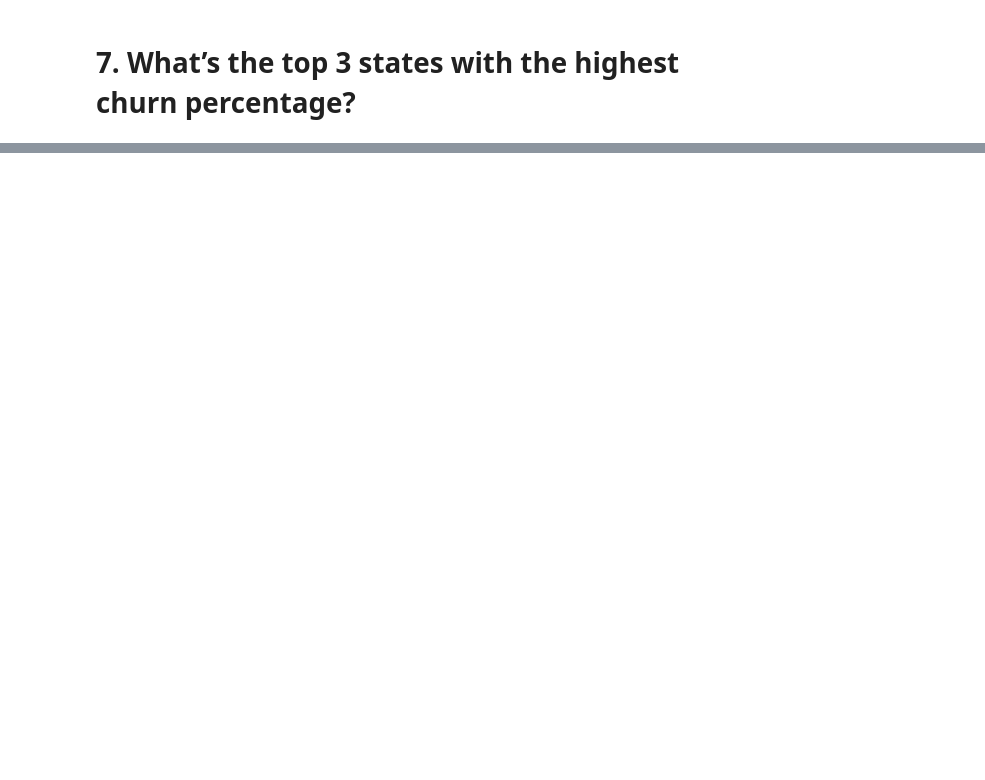
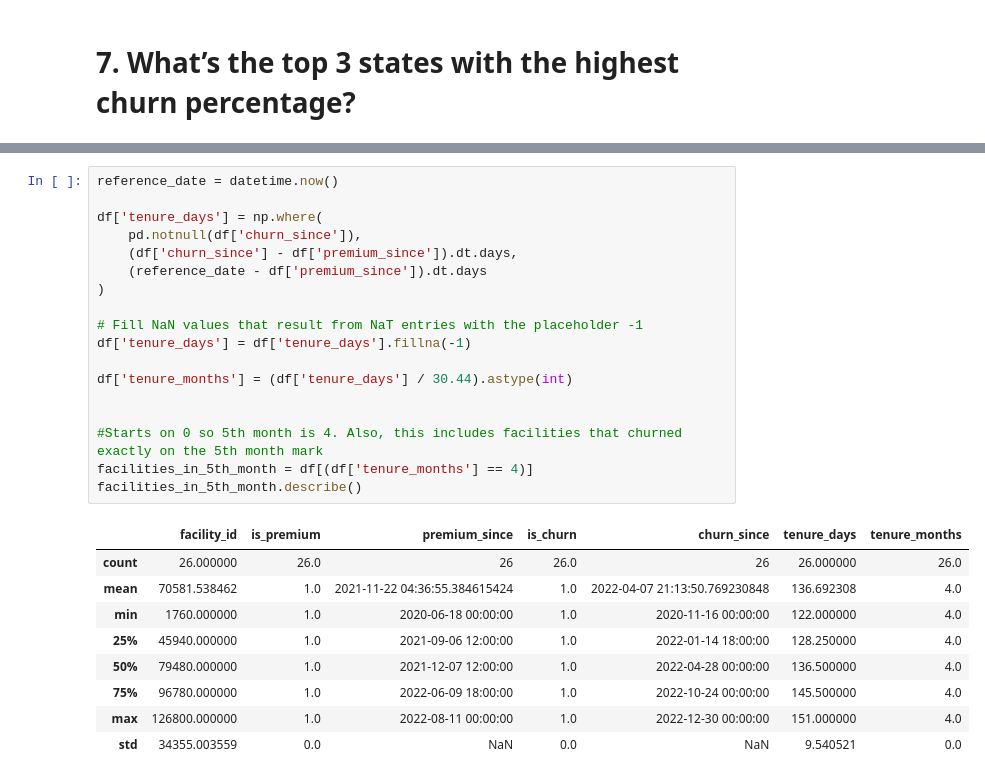
Before and after one commit to 0JCRG0/DataAnalysisHub, a Jupyter notebook: DoctoraliaTest.ipynb, the cells around one changed output, grey strips where cells are left out. Drawn from its saved outputs; the diff is of its cells as text; blank space fills up the shorter version.

```diff
--- a/DoctoraliaTest.ipynb
+++ b/DoctoraliaTest.ipynb
@@ -156,0 +314,28 @@ dtype: int64
+# %%
+reference_date = datetime.now()
+
+df['tenure_days'] = np.where(
+    pd.notnull(df['churn_since']),
+    (df['churn_since'] - df['premium_since']).dt.days,
+    (reference_date - df['premium_since']).dt.days
+)
+
+# Fill NaN values that result from NaT entries with the placeholder -1
+df['tenure_days'] = df['tenure_days'].fillna(-1)
+
+df['tenure_months'] = (df['tenure_days'] / 30.44).astype(int)
+
+
+#Starts on 0 so 5th month is 4. Also, this includes facilities that churned exactly on the 5th month mark
+facilities_in_5th_month = df[(df['tenure_months'] == 4)]
+facilities_in_5th_month.describe()
+# %% [output]
+|  | facility_id | is_premium | premium_since | is_churn | churn_since | tenure_days | tenure_months |
+| count | 26.000000 | 26.0 | 26 | 26.0 | 26 | 26.000000 | 26.0 |
+| mean | 70581.538462 | 1.0 | 2021-11-22 04:36:55.384615424 | 1.0 | 2022-04-07 21:13:50.769230848 | 136.692308 | 4.0 |
+| min | 1760.000000 | 1.0 | 2020-06-18 00:00:00 | 1.0 | 2020-11-16 00:00:00 | 122.000000 | 4.0 |
+| 25% | 45940.000000 | 1.0 | 2021-09-06 12:00:00 | 1.0 | 2022-01-14 18:00:00 | 128.250000 | 4.0 |
+| 50% | 79480.000000 | 1.0 | 2021-12-07 12:00:00 | 1.0 | 2022-04-28 00:00:00 | 136.500000 | 4.0 |
+| 75% | 96780.000000 | 1.0 | 2022-06-09 18:00:00 | 1.0 | 2022-10-24 00:00:00 | 145.500000 | 4.0 |
+| max | 126800.000000 | 1.0 | 2022-08-11 00:00:00 | 1.0 | 2022-12-30 00:00:00 | 151.000000 | 4.0 |
+| std | 34355.003559 | 0.0 | NaN | 0.0 | NaN | 9.540521 | 0.0 |
```
Also changed, not shown: parts of 43 cells of this notebook.
